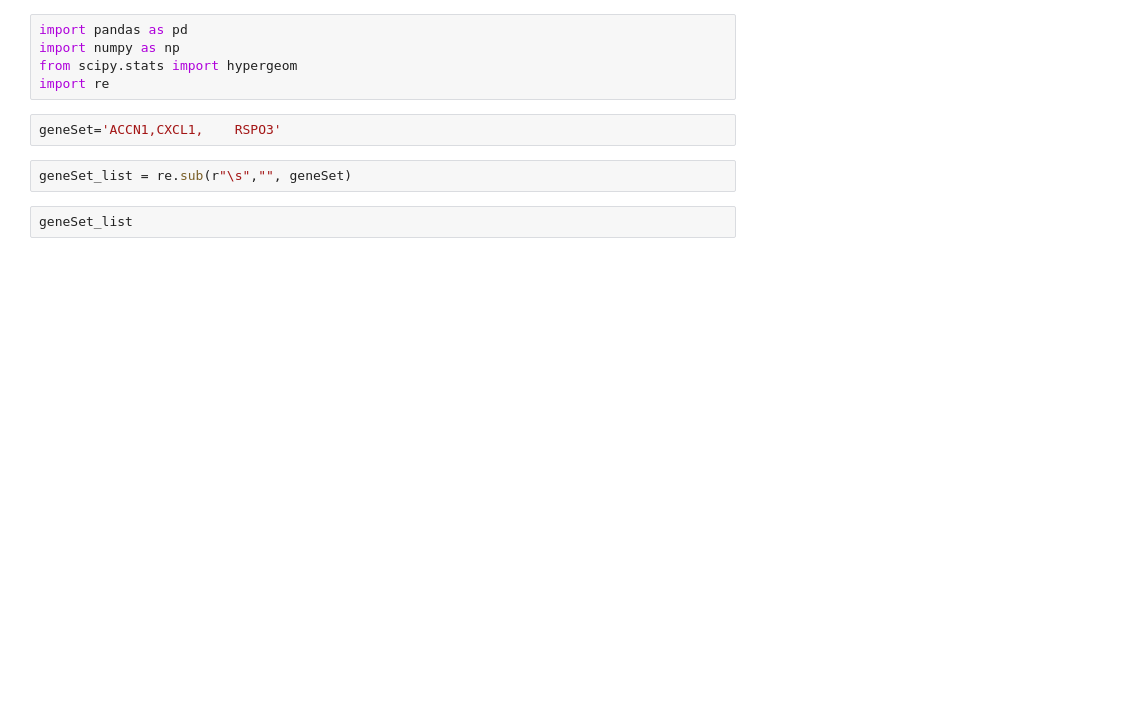
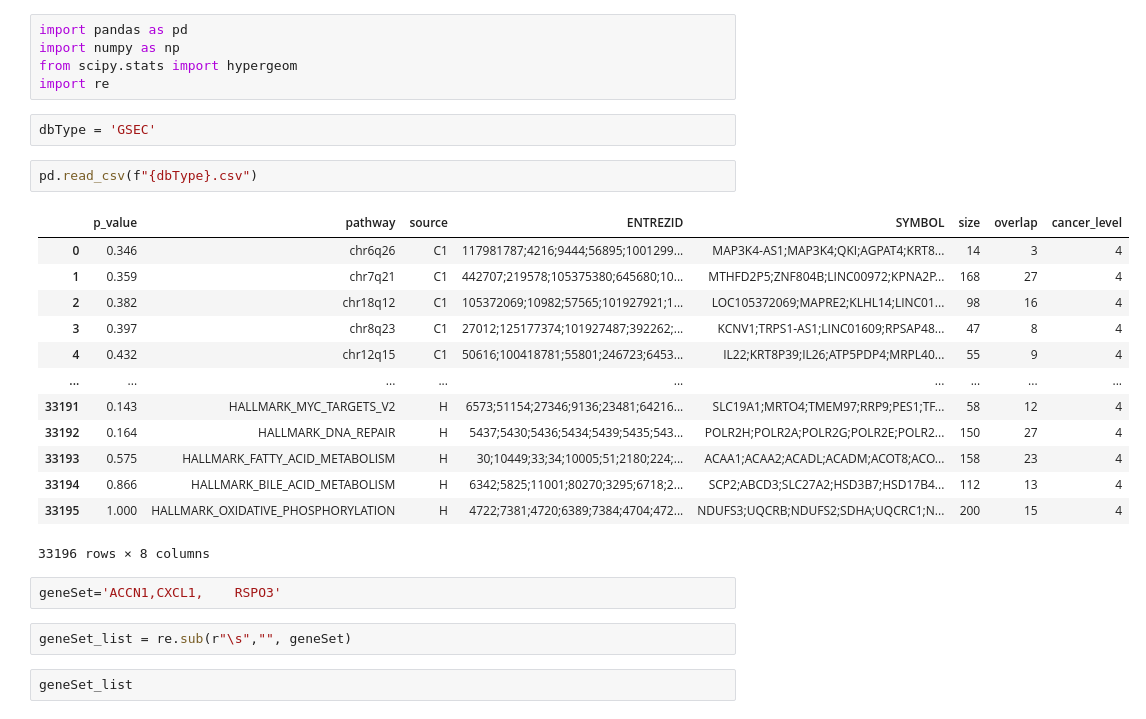
Before and after one commit to jheonii/compass_backend, a Jupyter notebook: prac.ipynb, the cells around one changed output. Cells and saved outputs as stored; diff of their text form; blank space fills up the shorter version.

```diff
--- a/prac.ipynb
+++ b/prac.ipynb
@@ -3,6 +3,24 @@ import pandas as pd
 import numpy as np
 from scipy.stats import hypergeom
 import re
+# %%
+dbType = 'GSEC'
+# %%
+pd.read_csv(f"{dbType}.csv")
+# %% [output]
+|  | p_value | pathway | source | ENTREZID | SYMBOL | size | overlap | cancer_level |
+| 0 | 0.346 | chr6q26 | C1 | 117981787;4216;9444;56895;1001299... | MAP3K4-AS1;MAP3K4;QKI;AGPAT4;KRT8... | 14 | 3 | 4 |
+| 1 | 0.359 | chr7q21 | C1 | 442707;219578;105375380;645680;10... | MTHFD2P5;ZNF804B;LINC00972;KPNA2P... | 168 | 27 | 4 |
+| 2 | 0.382 | chr18q12 | C1 | 105372069;10982;57565;101927921;1... | LOC105372069;MAPRE2;KLHL14;LINC01... | 98 | 16 | 4 |
+| 3 | 0.397 | chr8q23 | C1 | 27012;125177374;101927487;392262;... | KCNV1;TRPS1-AS1;LINC01609;RPSAP48... | 47 | 8 | 4 |
+| 4 | 0.432 | chr12q15 | C1 | 50616;100418781;55801;246723;6453... | IL22;KRT8P39;IL26;ATP5PDP4;MRPL40... | 55 | 9 | 4 |
+| ... | ... | ... | ... | ... | ... | ... | ... | ... |
+| 33191 | 0.143 | HALLMARK_MYC_TARGETS_V2 | H | 6573;51154;27346;9136;23481;64216... | SLC19A1;MRTO4;TMEM97;RRP9;PES1;TF... | 58 | 12 | 4 |
+| 33192 | 0.164 | HALLMARK_DNA_REPAIR | H | 5437;5430;5436;5434;5439;5435;543... | POLR2H;POLR2A;POLR2G;POLR2E;POLR2... | 150 | 27 | 4 |
+| 33193 | 0.575 | HALLMARK_FATTY_ACID_METABOLISM | H | 30;10449;33;34;10005;51;2180;224;... | ACAA1;ACAA2;ACADL;ACADM;ACOT8;ACO... | 158 | 23 | 4 |
+| 33194 | 0.866 | HALLMARK_BILE_ACID_METABOLISM | H | 6342;5825;11001;80270;3295;6718;2... | SCP2;ABCD3;SLC27A2;HSD3B7;HSD17B4... | 112 | 13 | 4 |
+| 33195 | 1.000 | HALLMARK_OXIDATIVE_PHOSPHORYLATION | H | 4722;7381;4720;6389;7384;4704;472... | NDUFS3;UQCRB;NDUFS2;SDHA;UQCRC1;N... | 200 | 15 | 4 |
+33196 rows × 8 columns
 # %%
 geneSet='ACCN1,CXCL1,    RSPO3'
 # %%
```
Also changed, not shown: parts of 16 cells of this notebook, 5 other files.
